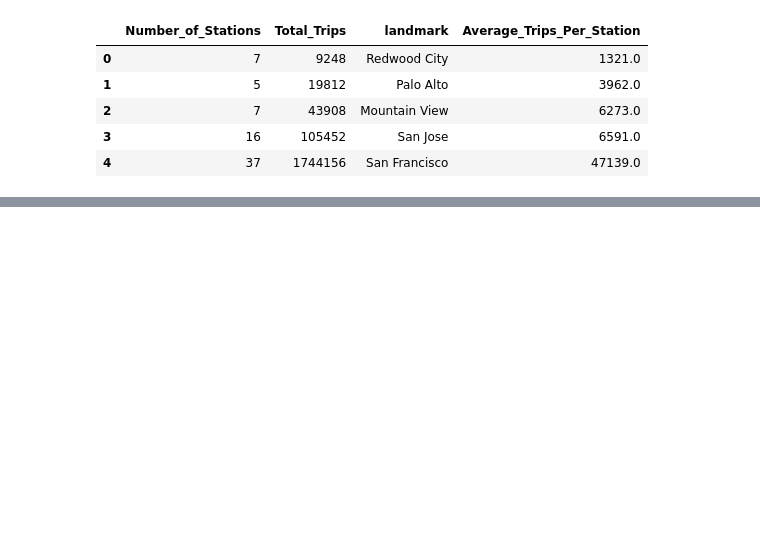
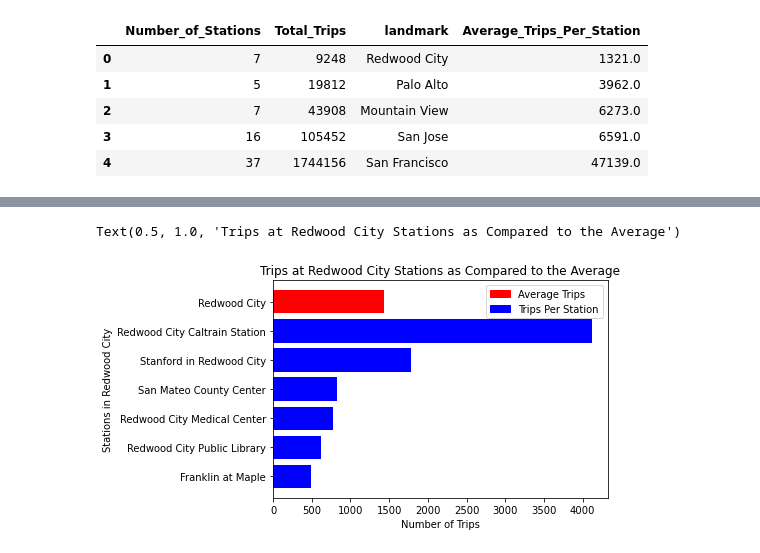
Before and after one commit to isaacvernon1/w205Project1, a Jupyter notebook: Project_1.ipynb, the cells around one changed output, grey strips where cells are left out. Saved outputs shown, nothing was run; the diff lists cells and outputs as text; code cells hidden in the pictures; blank space fills up the shorter version.

```diff
--- a/Project_1.ipynb
+++ b/Project_1.ipynb
@@ -680,0 +742,3 @@ MORE ANALYSIS
+# %%
+rtripmod = pd.read_csv("RegionTrips.csv")
+rtripmod
@@ -680,0 +752,15 @@ MORE ANALYSIS
+# %%
+import matplotlib.patches as mpatches
+
+rcity = stattripmod[stattripmod["landmark"] == "Redwood City"][["Trip_Total", "Station"]]
+x = pd.concat([rcity,rtripmod[rtripmod["landmark"] == "Redwood City"][["Average_Trips_Per_Station", "landmark"]].rename(columns={"Average_Trips_Per_Station": "Trip_Total", "landmark": "Station"})])
+plt.barh(x["Station"], x["Trip_Total"], color=['b','b','b','b','b','b','r'])
+red = mpatches.Patch(color='red', label='Average Trips')
+blue = mpatches.Patch(color='blue', label='Trips Per Station')
+plt.legend(handles = [red, blue])
+plt.xlabel("Number of Trips")
+plt.ylabel("Stations in Redwood City")
+plt.title("Trips at Redwood City Stations as Compared to the Average")
+# %% [output]
+Text(0.5, 1.0, 'Trips at Redwood City Stations as Compared to the Average')
+[figure, added]
```
Also changed, not shown: parts of 15 cells of this notebook.
